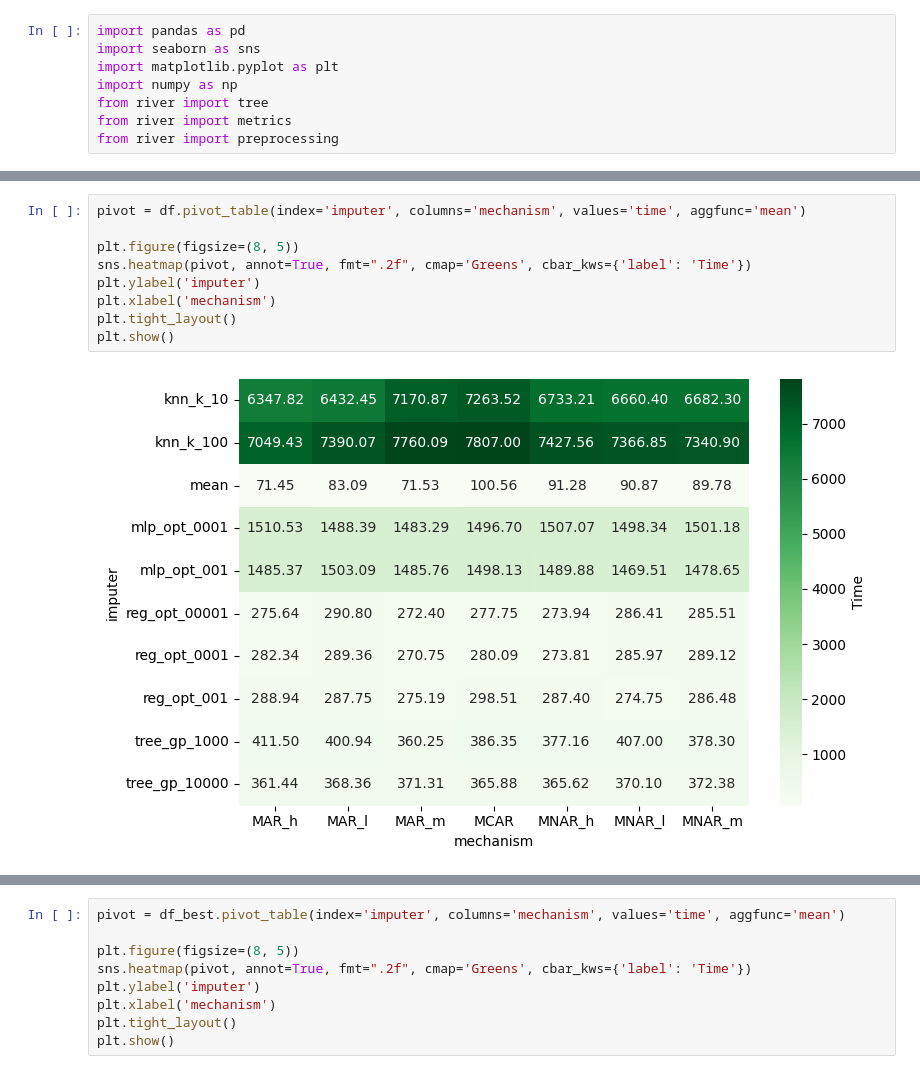
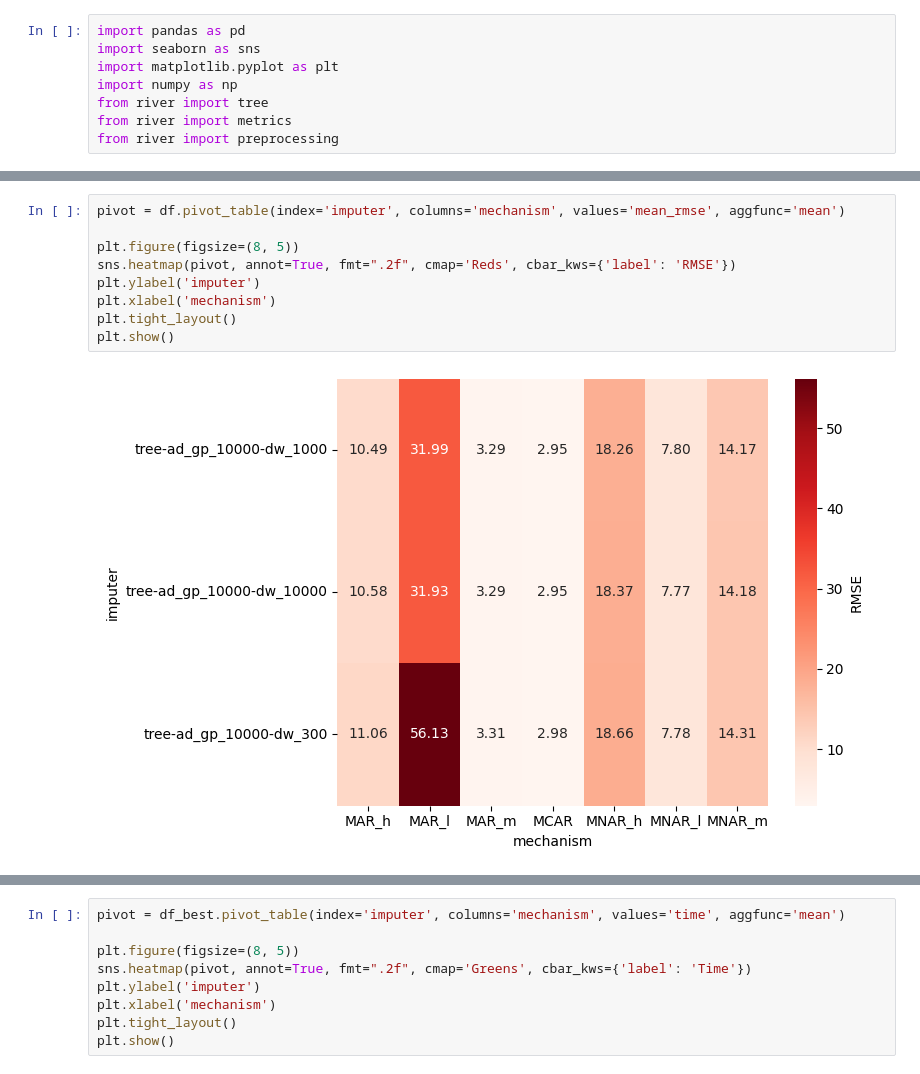
Before and after one commit to afonsoMatheus/online-imputation-analysis, a Jupyter notebook: 1.Offline/Scripts/Imputation/Analysis/Parameters/parameter_analysis.ipynb, the cells around one changed output, grey strips where cells are left out. Drawn from its saved outputs; the diff is of its cells as text.

```diff
--- a/1.Offline/Scripts/Imputation/Analysis/Parameters/parameter_analysis.ipynb
+++ b/1.Offline/Scripts/Imputation/Analysis/Parameters/parameter_analysis.ipynb
@@ -36,12 +12,12 @@ plt.show()
-# %%
-pivot = df.pivot_table(index='imputer', columns='mechanism', values='time', aggfunc='mean')
-
-plt.figure(figsize=(8, 5))
-sns.heatmap(pivot, annot=True, fmt=".2f", cmap='Greens', cbar_kws={'label': 'Time'})
-plt.ylabel('imputer')
-plt.xlabel('mechanism')
-plt.tight_layout()
-plt.show()
-# %% [output]
-[figure, removed]
+# %%
+pivot = df.pivot_table(index='imputer', columns='mechanism', values='mean_rmse', aggfunc='mean')
+
+plt.figure(figsize=(8, 5))
+sns.heatmap(pivot, annot=True, fmt=".2f", cmap='Reds', cbar_kws={'label': 'RMSE'})
+plt.ylabel('imputer')
+plt.xlabel('mechanism')
+plt.tight_layout()
+plt.show()
+# %% [output]
+[figure, added]
 # %%
```
Also changed, not shown: parts of 5 cells of this notebook, 4 other files.
